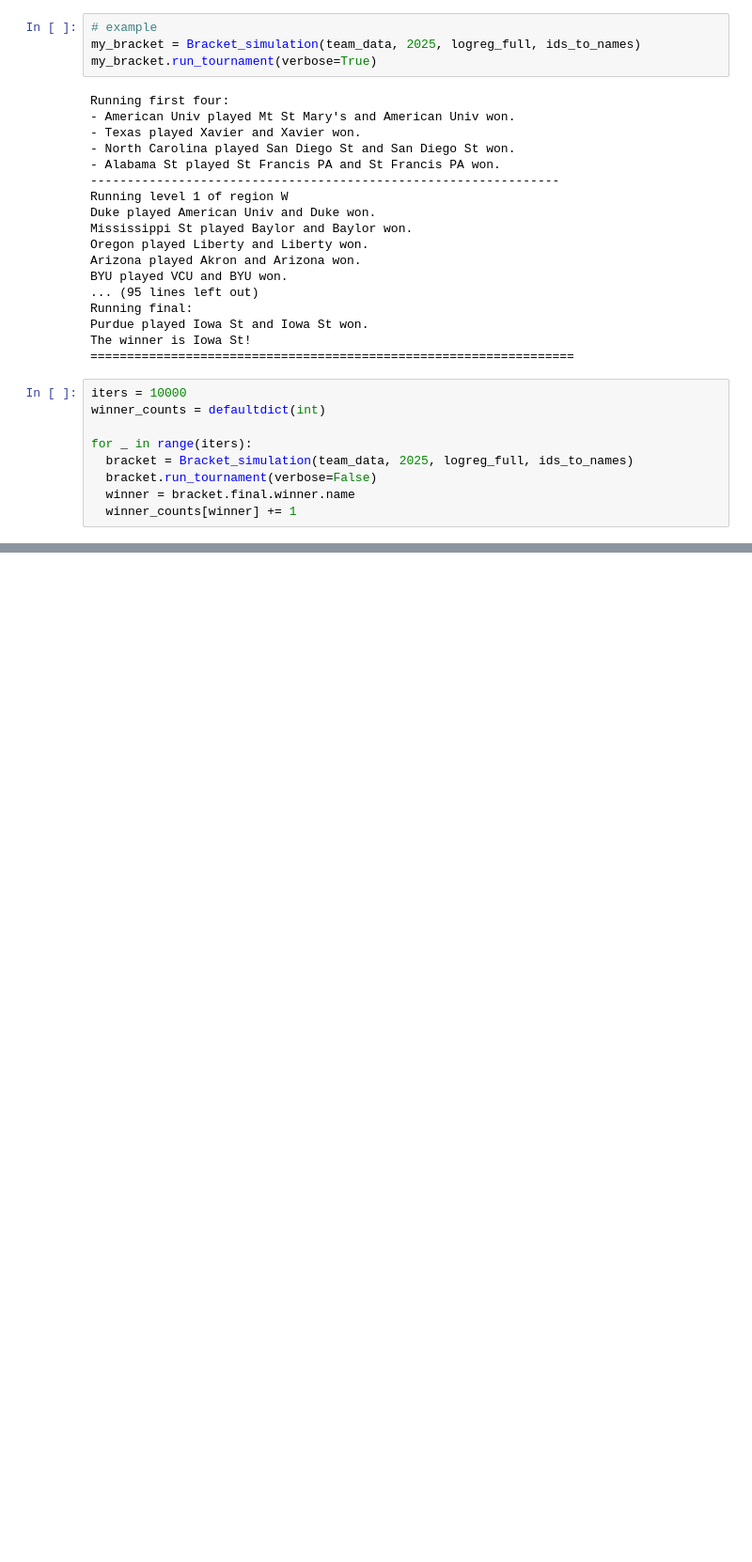
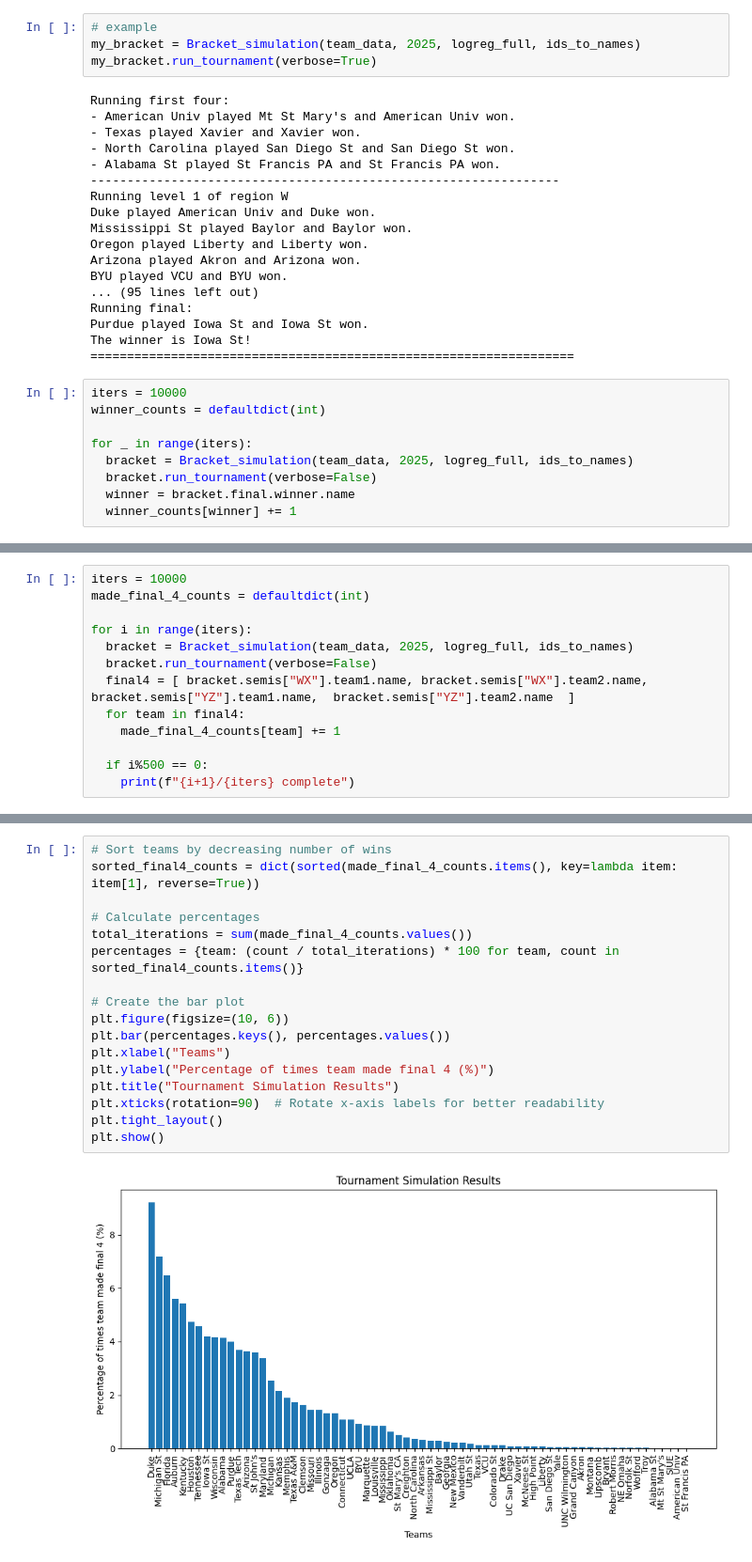
Before and after one commit to sydsaenz/18.065FinalProject, a Jupyter notebook: 18_065FinalProjectModel1.ipynb, the cells around one changed output, grey strips where cells are left out. Shown at 94% size. Saved outputs shown, nothing was run; the diff lists cells and outputs as text; blank space fills up the shorter version.

Commit message:
added simulation of top 4 (% of time a team makes the top 4)

```diff
--- a/18_065FinalProjectModel1.ipynb
+++ b/18_065FinalProjectModel1.ipynb
@@ -655,3 +655,16 @@ plt.tight_layout()
 plt.show()
 # %% [output]
 [figure]
+# %%
+iters = 10000
+made_final_4_counts = defaultdict(int)
+
+for i in range(iters):
+  bracket = Bracket_simulation(team_data, 2025, logreg_full, ids_to_names)
+  bracket.run_tournament(verbose=False)
+  final4 = [ bracket.semis["WX"].team1.name, bracket.semis["WX"].team2.name,  bracket.semis["YZ"].team1.name,  bracket.semis["YZ"].team2.name  ]
+  for team in final4:
+    made_final_4_counts[team] += 1
+
+  if i%500 == 0:
+    print(f"{i+1}/{iters} complete")
@@ -657,0 +692,19 @@ plt.show()
+# %%
+# Sort teams by decreasing number of wins
+sorted_final4_counts = dict(sorted(made_final_4_counts.items(), key=lambda item: item[1], reverse=True))
+
+# Calculate percentages
+total_iterations = sum(made_final_4_counts.values())
+percentages = {team: (count / total_iterations) * 100 for team, count in sorted_final4_counts.items()}
+
+# Create the bar plot
+plt.figure(figsize=(10, 6))
+plt.bar(percentages.keys(), percentages.values())
+plt.xlabel("Teams")
+plt.ylabel("Percentage of times team made final 4 (%)")
+plt.title("Tournament Simulation Results")
+plt.xticks(rotation=90)  # Rotate x-axis labels for better readability
+plt.tight_layout()
+plt.show()
+# %% [output]
+[figure, added]
```
Also changed, not shown: parts of 6 cells of this notebook.
